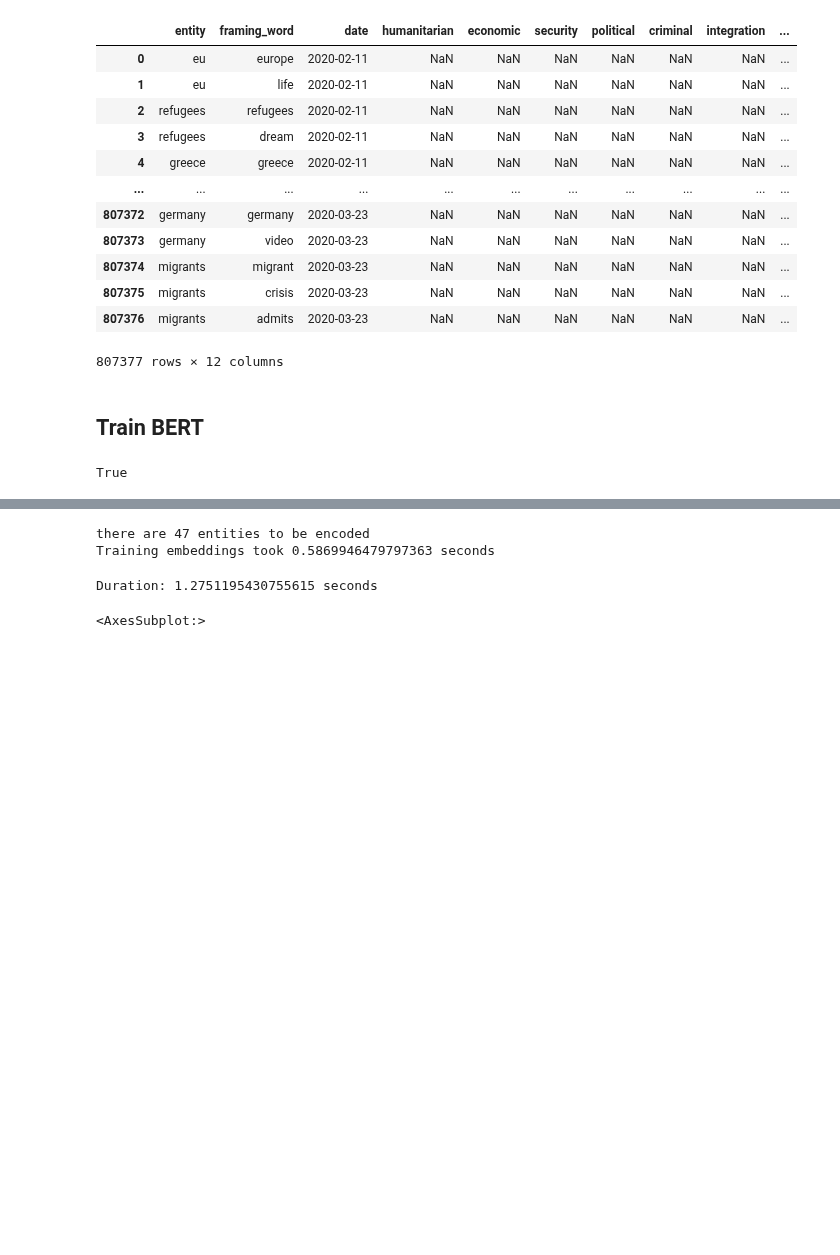
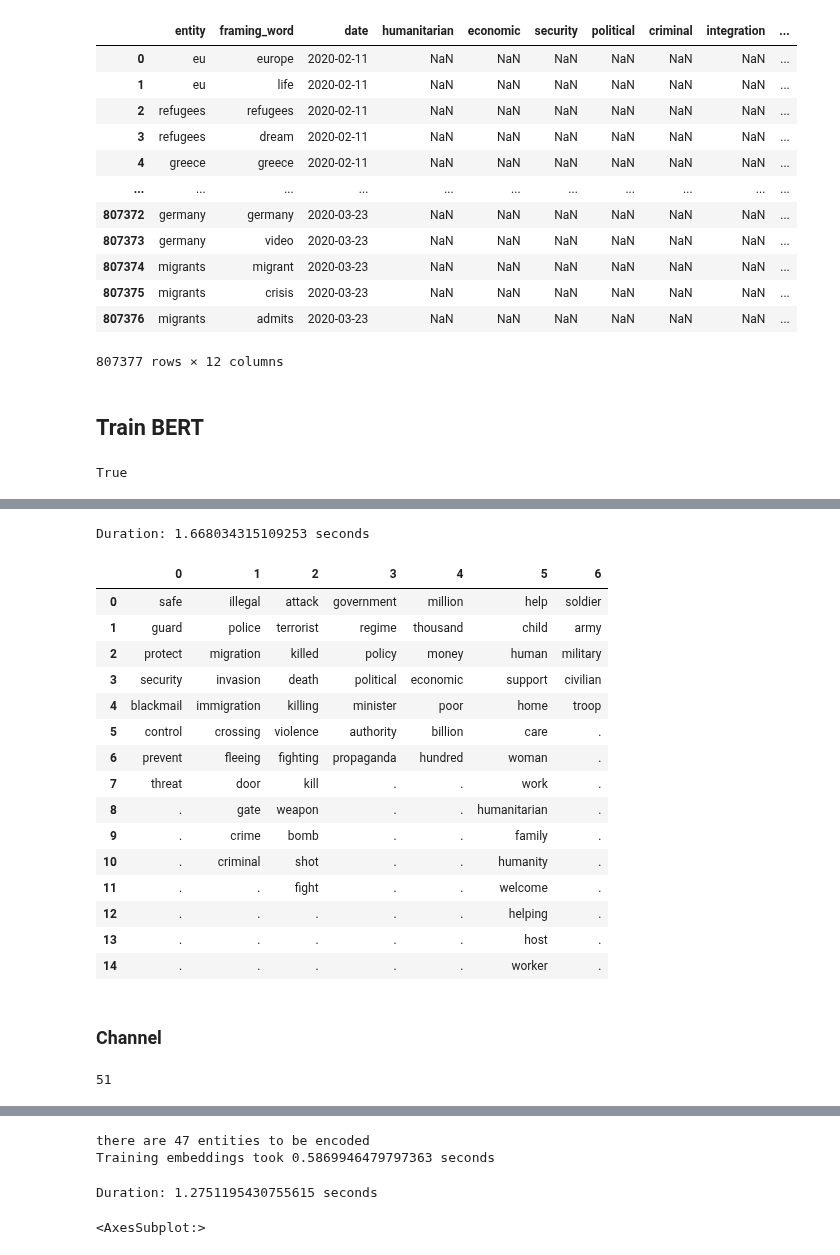
Before and after one commit to janiwo/refugee_project, a Jupyter notebook: Code/06c Frame identification.ipynb, the cells around one changed output, grey strips where cells are left out. Cells and saved outputs as stored; diff of their text form; code cells hidden in the pictures; blank space fills up the shorter version.

```diff
--- a/Code/06c Frame identification.ipynb
+++ b/Code/06c Frame identification.ipynb
@@ -768,0 +807,2 @@ new_ne_list = [word for word in ne_list if word in most_frequent_words]
+# %%
+greece_embeddings = embed_words(most_frequent_words_greece)
@@ -768,0 +814,29 @@ new_ne_list = [word for word in ne_list if word in most_frequent_words]
+# %%
+start = time()
+reduced_embedding_greece = umap.UMAP(random_state=42,
+                                     n_components=3,
+                                     min_dist=0.1,
+                                     n_neighbors = 5).fit_transform(greece_embeddings)
+print(f'Duration: {time() - start} seconds')
+# %% [output]
+Duration: 1.668034315109253 seconds
+# %%
+#12
+create_frames(reduced_embedding_greece,-12,most_frequent_words_greece)
+# %% [output]
+|  | 0 | 1 | 2 | 3 | 4 | 5 | 6 |
+| 0 | safe | illegal | attack | government | million | help | soldier |
+| 1 | guard | police | terrorist | regime | thousand | child | army |
+| 2 | protect | migration | killed | policy | money | human | military |
+| 3 | security | invasion | death | political | economic | support | civilian |
+| 4 | blackmail | immigration | killing | minister | poor | home | troop |
+| 5 | control | crossing | violence | authority | billion | care | . |
+| 6 | prevent | fleeing | fighting | propaganda | hundred | woman | . |
+| 7 | threat | door | kill | . | . | work | . |
+| 8 | . | gate | weapon | . | . | humanitarian | . |
+| 9 | . | crime | bomb | . | . | family | . |
+| 10 | . | criminal | shot | . | . | humanity | . |
+| 11 | . | . | fight | . | . | welcome | . |
+| 12 | . | . | . | . | . | helping | . |
+| 13 | . | . | . | . | . | host | . |
+| 14 | . | . | . | . | . | worker | . |
@@ -768,0 +853,6 @@ new_ne_list = [word for word in ne_list if word in most_frequent_words]
+# %% [markdown]
+### Channel
+# %%
+len(most_frequent_words_channel)
+# %% [output]
+51
```
Also changed, not shown: parts of 37 cells of this notebook.
